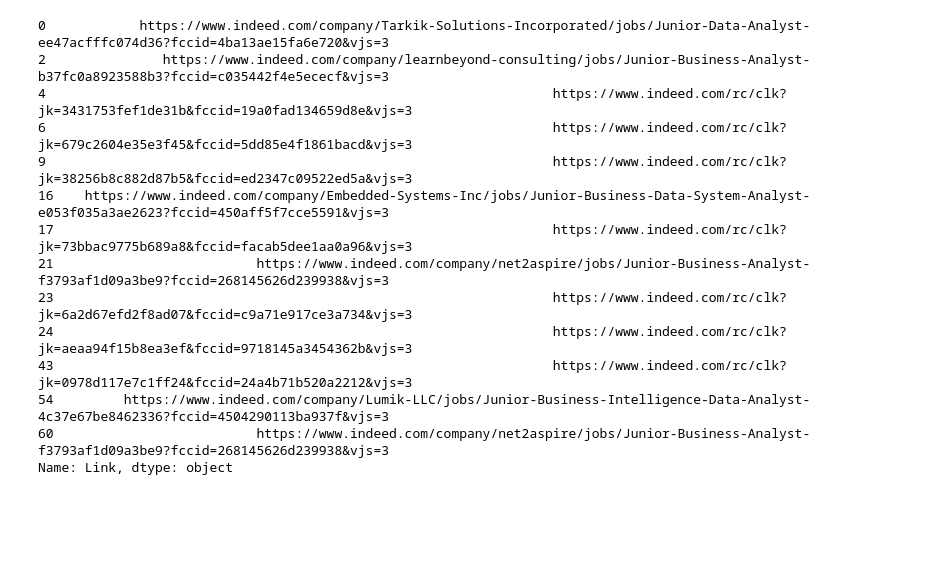
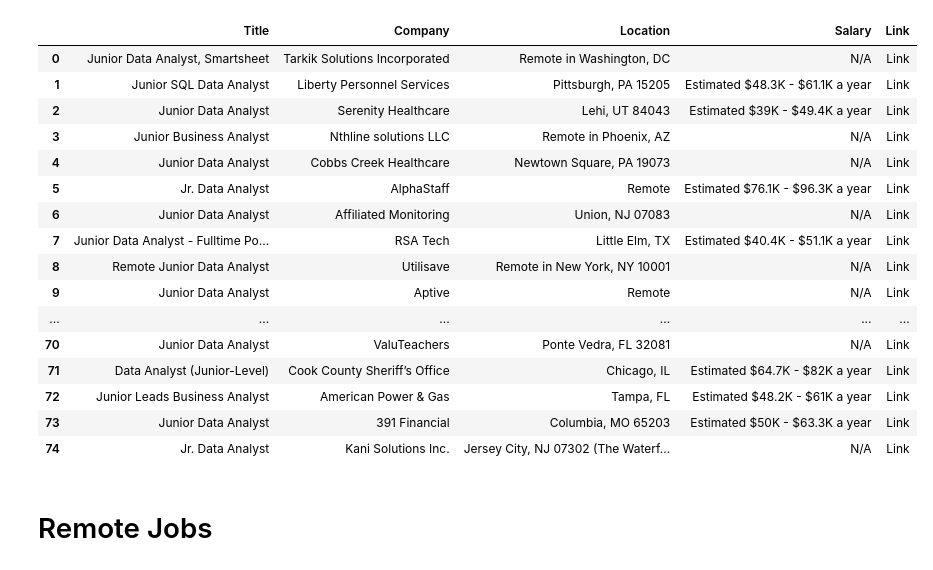
Before and after one commit to AdamTuor/jobSearch, a Jupyter notebook: jobSearch.ipynb, the cells around one changed output. Drawn from its saved outputs; the diff is of its cells as text; code cells hidden in the pictures; blank space fills up the shorter version.

Commit message:
working links

```diff
--- a/jobSearch.ipynb
+++ b/jobSearch.ipynb
@@ -34,12 +35,13 @@ for x in range(1,6):
             salary = estimate.text
         else:
             salary = 'N/A'
+        clickable_link = '<a href="' + absolute_link + '">Link</a>'
         job_dict={
             'Title':title,
             'Company':company,
             'Location':location,
             'Salary':salary,
-            'Link':absolute_link
+            'Link':clickable_link
         }
         job_list.append(job_dict)
     button = browser.find_by_css('a[data-testid="pagination-page-next"]')
@@ -52,4 +54,4 @@ browser.quit()
 # %%
 df = pd.DataFrame(job_list)
 # %%
-pd.set_option('display.max_colwidth',None)
+#pd.set_option('display.max_colwidth',None)
@@ -72 +58,25 @@ display(df)
+# %%
+df['Link'] = df['Link'].astype(str)
+df_html = df.to_html(render_links=True, escape=False)
+
+# To display the DataFrame with clickable links in a Jupyter notebook:
+HTML(df_html)
+# %% [output]
+|  | Title | Company | Location | Salary | Link |
+| 0 | Junior Data Analyst, Smartsheet | Tarkik Solutions Incorporated | Remote in Washington, DC | N/A | Link |
+| 1 | Junior SQL Data Analyst | Liberty Personnel Services | Pittsburgh, PA 15205 | Estimated $48.3K - $61.1K a year | Link |
+| 2 | Junior Data Analyst | Serenity Healthcare | Lehi, UT 84043 | Estimated $39K - $49.4K a year | Link |
+| 3 | Junior Business Analyst | Nthline solutions LLC | Remote in Phoenix, AZ | N/A | Link |
+| 4 | Junior Data Analyst | Cobbs Creek Healthcare | Newtown Square, PA 19073 | N/A | Link |
+| 5 | Jr. Data Analyst | AlphaStaff | Remote | Estimated $76.1K - $96.3K a year | Link |
+| 6 | Junior Data Analyst | Affiliated Monitoring | Union, NJ 07083 | N/A | Link |
+| 7 | Junior Data Analyst - Fulltime Po... | RSA Tech | Little Elm, TX | Estimated $40.4K - $51.1K a year | Link |
+| 8 | Remote Junior Data Analyst | Utilisave | Remote in New York, NY 10001 | N/A | Link |
+| 9 | Junior Data Analyst | Aptive | Remote | N/A | Link |
+| ... | ... | ... | ... | ... | ... |
+| 70 | Junior Data Analyst | ValuTeachers | Ponte Vedra, FL 32081 | N/A | Link |
+| 71 | Data Analyst (Junior-Level) | Cook County Sheriff’s Office | Chicago, IL | Estimated $64.7K - $82K a year | Link |
+| 72 | Junior Leads Business Analyst | American Power & Gas | Tampa, FL | Estimated $48.2K - $61K a year | Link |
+| 73 | Junior Data Analyst | 391 Financial | Columbia, MO 65203 | Estimated $50K - $63.3K a year | Link |
+| 74 | Jr. Data Analyst | Kani Solutions Inc. | Jersey City, NJ 07302 (The Waterf... | N/A | Link |
 # %%
@@ -74,17 +84,4 @@ pd.set_option('display.max_colwidth',None)
+# %% [markdown]
+# Remote Jobs
 # %%
-df[df['Location'].str.contains('Remote')]['Link']
+remote_rows=df[df['Location'].str.contains('Remote')]
-# %% [output]
-0            https://www.indeed.com/company/Tarkik-Solutions-Incorporated/jobs/Junior-Data-Analyst-ee47acfffc074d36?fccid=4ba13ae15fa6e720&vjs=3
-2               https://www.indeed.com/company/learnbeyond-consulting/jobs/Junior-Business-Analyst-b37fc0a8923588b3?fccid=c035442f4e5ececf&vjs=3
-4                                                                 https://www.indeed.com/rc/clk?jk=3431753fef1de31b&fccid=19a0fad134659d8e&vjs=3
-6                                                                 https://www.indeed.com/rc/clk?jk=679c2604e35e3f45&fccid=5dd85e4f1861bacd&vjs=3
-9                                                                 https://www.indeed.com/rc/clk?jk=38256b8c882d87b5&fccid=ed2347c09522ed5a&vjs=3
-16    https://www.indeed.com/company/Embedded-Systems-Inc/jobs/Junior-Business-Data-System-Analyst-e053f035a3ae2623?fccid=450aff5f7cce5591&vjs=3
-17                                                                https://www.indeed.com/rc/clk?jk=73bbac9775b689a8&fccid=facab5dee1aa0a96&vjs=3
-21                          https://www.indeed.com/company/net2aspire/jobs/Junior-Business-Analyst-f3793af1d09a3be9?fccid=268145626d239938&vjs=3
-23                                                                https://www.indeed.com/rc/clk?jk=6a2d67efd2f8ad07&fccid=c9a71e917ce3a734&vjs=3
-24                                                                https://www.indeed.com/rc/clk?jk=aeaa94f15b8ea3ef&fccid=9718145a3454362b&vjs=3
-43                                                                https://www.indeed.com/rc/clk?jk=0978d117e7c1ff24&fccid=24a4b71b520a2212&vjs=3
-54         https://www.indeed.com/company/Lumik-LLC/jobs/Junior-Business-Intelligence-Data-Analyst-4c37e67be8462336?fccid=4504290113ba937f&vjs=3
-60                          https://www.indeed.com/company/net2aspire/jobs/Junior-Business-Analyst-f3793af1d09a3be9?fccid=268145626d239938&vjs=3
-Name: Link, dtype: object
```
Also changed, not shown: parts of 5 cells of this notebook.
